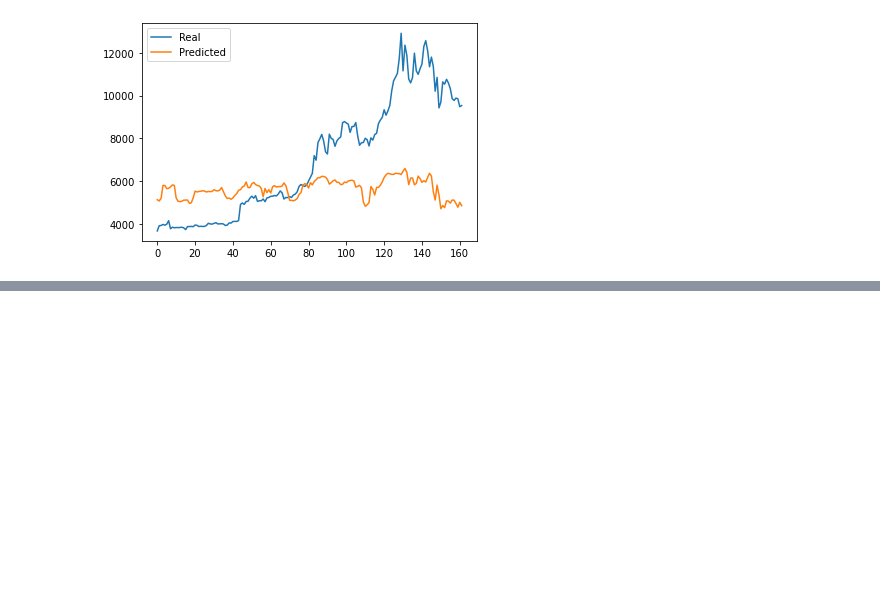
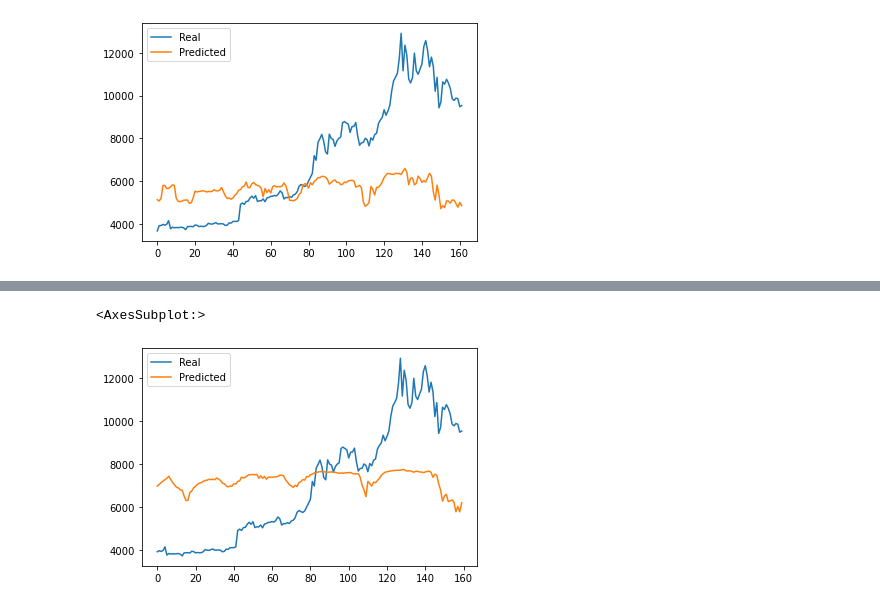
Before and after one commit to tyedem/LSTM_Stock_Predictor, a Jupyter notebook: lstm_stock_predictor_fng.ipynb, the cells around one changed output, grey strips where cells are left out. Cells and saved outputs as stored; diff of their text form; code cells hidden in the pictures; blank space fills up the shorter version.

```diff
--- a/lstm_stock_predictor_fng.ipynb
+++ b/lstm_stock_predictor_fng.ipynb
@@ -361,0 +361,9 @@ model_5.plot()
+# %%
+#Save model 6 to CSV - window_size = 10, dropout_fraction = 0.2, batch_size = 1, epochs = 100
+# file_path = Path('LSTM_models/model_6.csv')
+# stocks.to_csv(file_path)
+model_6 = pd.read_csv('LSTM_models/model_6.csv')
+model_6.plot()
+# %% [output]
+<AxesSubplot:>
+[figure, added]
```
Also changed, not shown: parts of 11 cells of this notebook, 8 other files.
